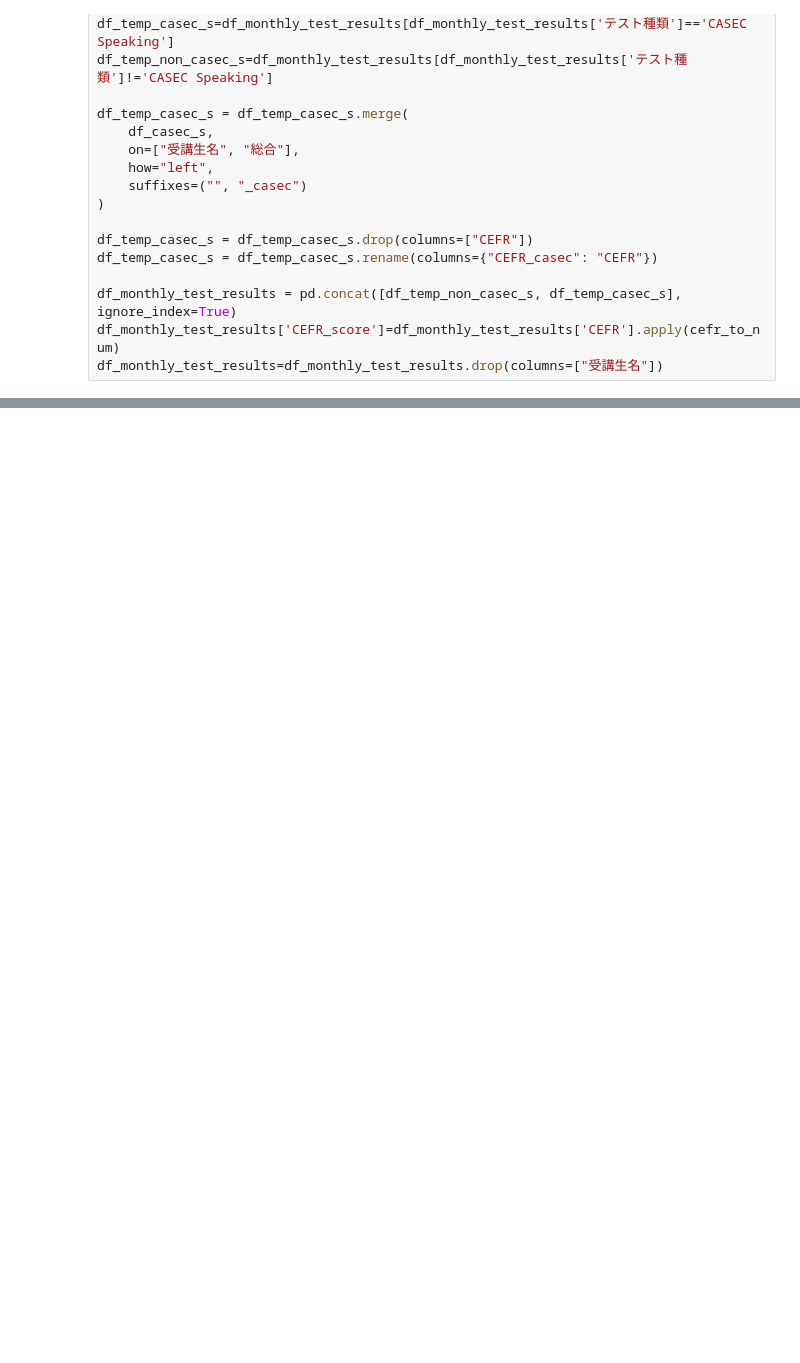
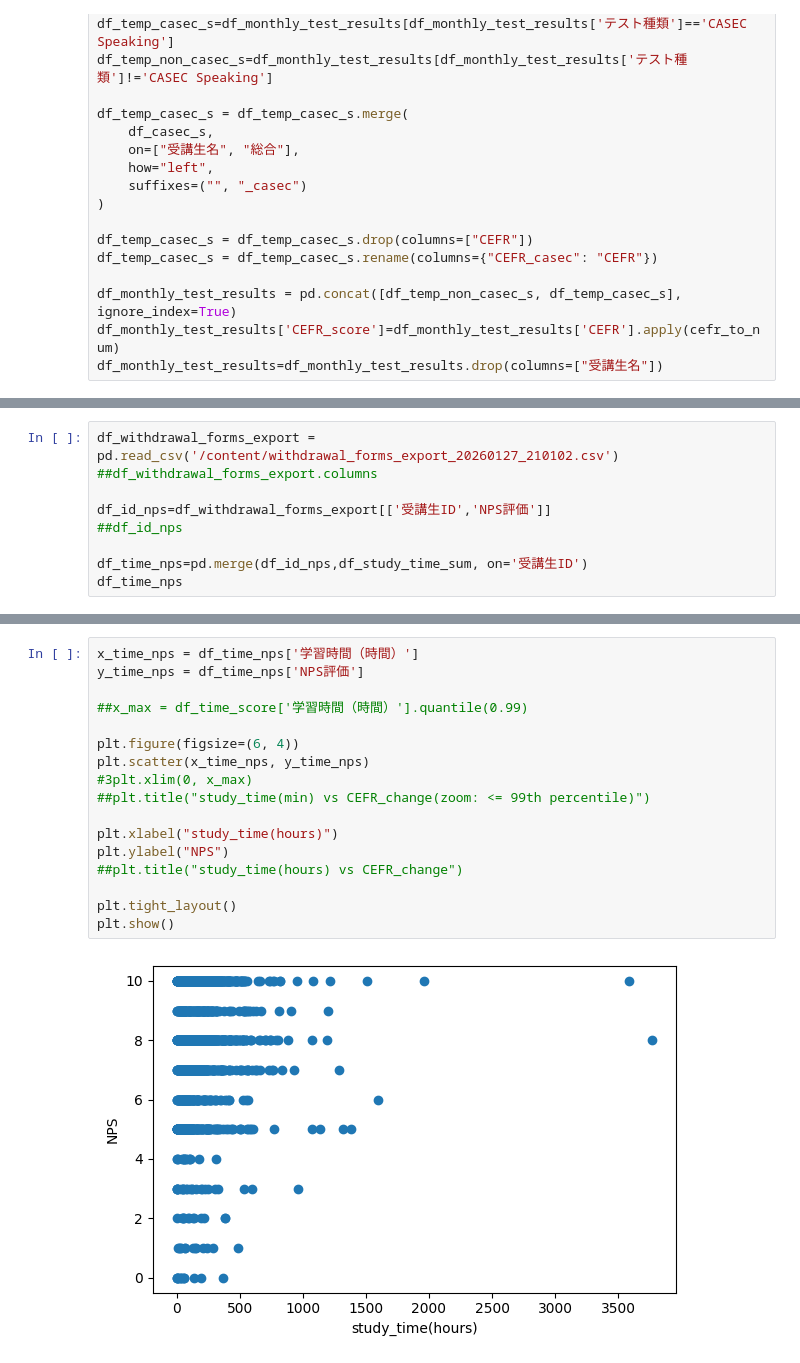
Before and after one commit to Kazuya-Y/public, a Jupyter notebook: Kazuya_データ分析.ipynb, the cells around one changed output, grey strips where cells are left out. Cells and saved outputs as stored; diff of their text form; blank space fills up the shorter version.

```diff
--- a/Kazuya_データ分析.ipynb
+++ b/Kazuya_データ分析.ipynb
@@ -226,0 +285,9 @@ np.float64(0.12399978169216136)
+# %%
+df_withdrawal_forms_export = pd.read_csv('/content/withdrawal_forms_export_20260127_210102.csv')
+##df_withdrawal_forms_export.columns
+
+df_id_nps=df_withdrawal_forms_export[['受講生ID','NPS評価']]
+##df_id_nps
+
+df_time_nps=pd.merge(df_id_nps,df_study_time_sum, on='受講生ID')
+df_time_nps
@@ -226,0 +308,19 @@ np.float64(0.12399978169216136)
+# %%
+x_time_nps = df_time_nps['学習時間（時間）']
+y_time_nps = df_time_nps['NPS評価']
+
+##x_max = df_time_score['学習時間（時間）'].quantile(0.99)
+
+plt.figure(figsize=(6, 4))
+plt.scatter(x_time_nps, y_time_nps)
+#3plt.xlim(0, x_max)
+##plt.title("study_time(min) vs CEFR_change(zoom: <= 99th percentile)")
+
+plt.xlabel("study_time(hours)")
+plt.ylabel("NPS")
+##plt.title("study_time(hours) vs CEFR_change")
+
+plt.tight_layout()
+plt.show()
+# %% [output]
+[figure, added]
```
Also changed, not shown: parts of 15 cells of this notebook.
